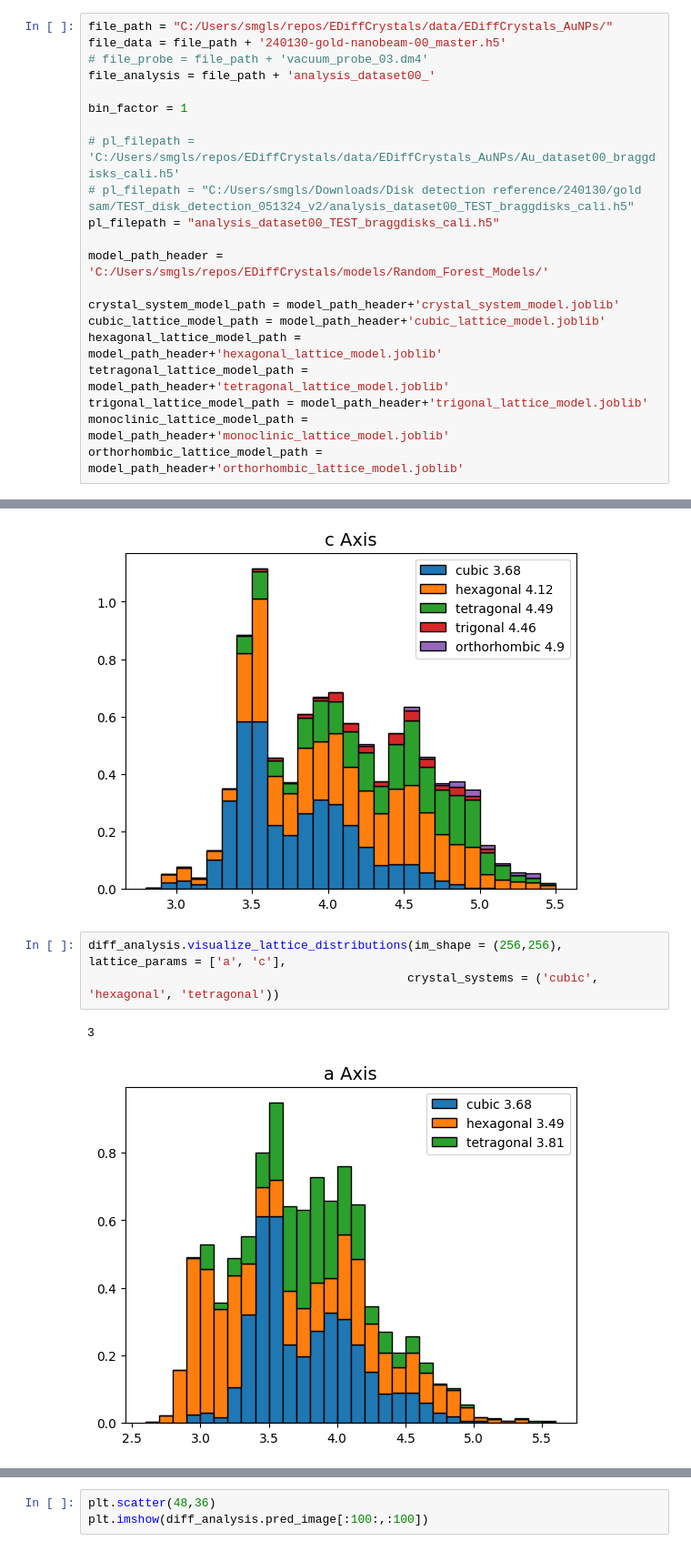
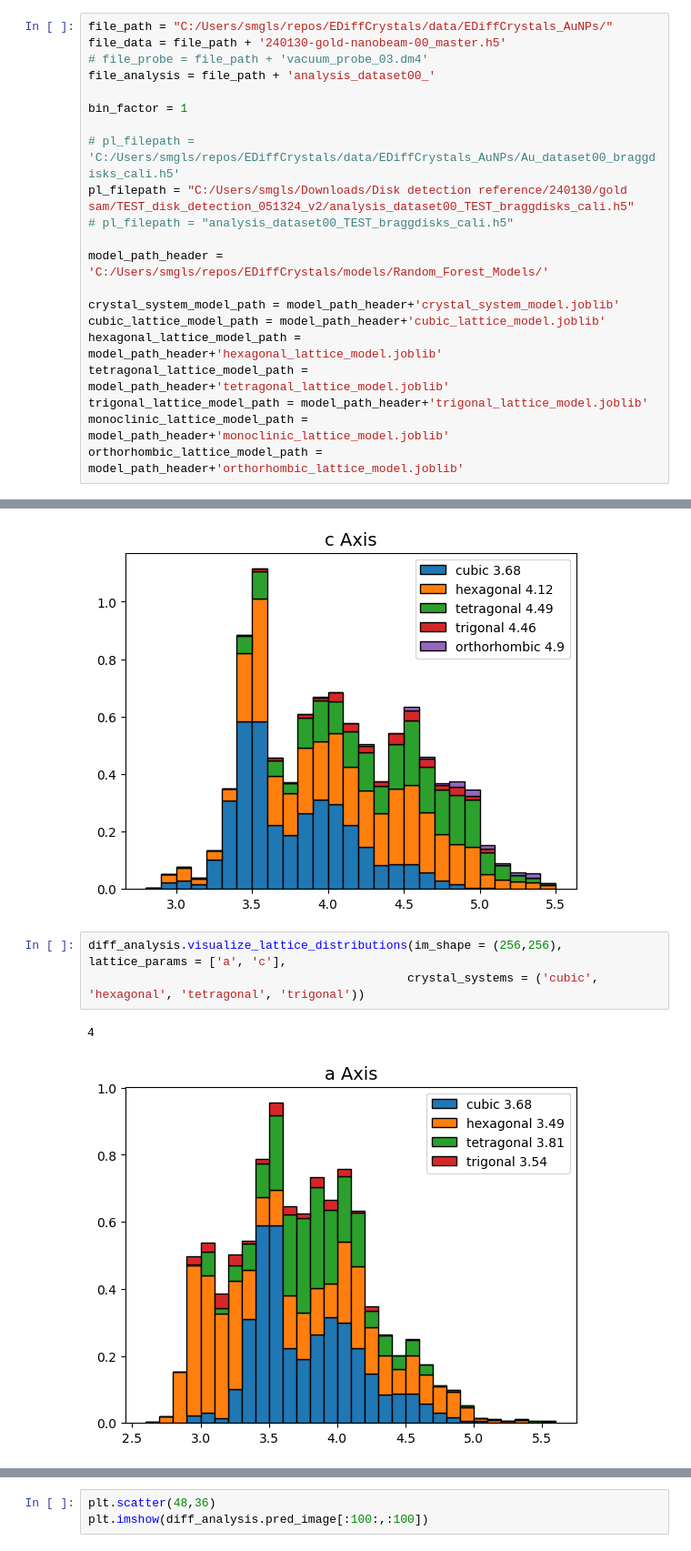
Before and after one commit to smglsn12/EDiffCrystals, a Jupyter notebook: notebooks/Predict_experimental_patterns.ipynb, the cells around one changed output, grey strips where cells are left out. Shown at 91% size. Saved outputs shown, nothing was run; the diff lists cells and outputs as text.

```diff
--- a/notebooks/Predict_experimental_patterns.ipynb
+++ b/notebooks/Predict_experimental_patterns.ipynb
@@ -59,8 +60,8 @@ file_analysis = file_path + 'analysis_dataset00_'
 bin_factor = 1
 
 # pl_filepath = 'C:/Users/smgls/repos/EDiffCrystals/data/EDiffCrystals_AuNPs/Au_dataset00_braggdisks_cali.h5'
-# pl_filepath = "C:/Users/smgls/Downloads/Disk detection reference/240130/gold sam/TEST_disk_detection_051324_v2/analysis_dataset00_TEST_braggdisks_cali.h5"
-pl_filepath = "analysis_dataset00_TEST_braggdisks_cali.h5"
+pl_filepath = "C:/Users/smgls/Downloads/Disk detection reference/240130/gold sam/TEST_disk_detection_051324_v2/analysis_dataset00_TEST_braggdisks_cali.h5"
+# pl_filepath = "analysis_dataset00_TEST_braggdisks_cali.h5"
 
 model_path_header = 'C:/Users/smgls/repos/EDiffCrystals/models/Random_Forest_Models/'
 
@@ -321,7 +348,7 @@ diff_analysis.visualize_lattice_distributions(im_shape = (256,256), lattice_para
 [figure]
 # %%
 diff_analysis.visualize_lattice_distributions(im_shape = (256,256), lattice_params = ['a', 'c'],
-                                             crystal_systems = ('cubic', 'hexagonal', 'tetragonal'))
+                                             crystal_systems = ('cubic', 'hexagonal', 'tetragonal', 'trigonal'))
 # %% [output]
-3
+4
-[figure, old version]
+[figure, new version]
```
Also changed, not shown: parts of 11 cells of this notebook, 3 other files.
